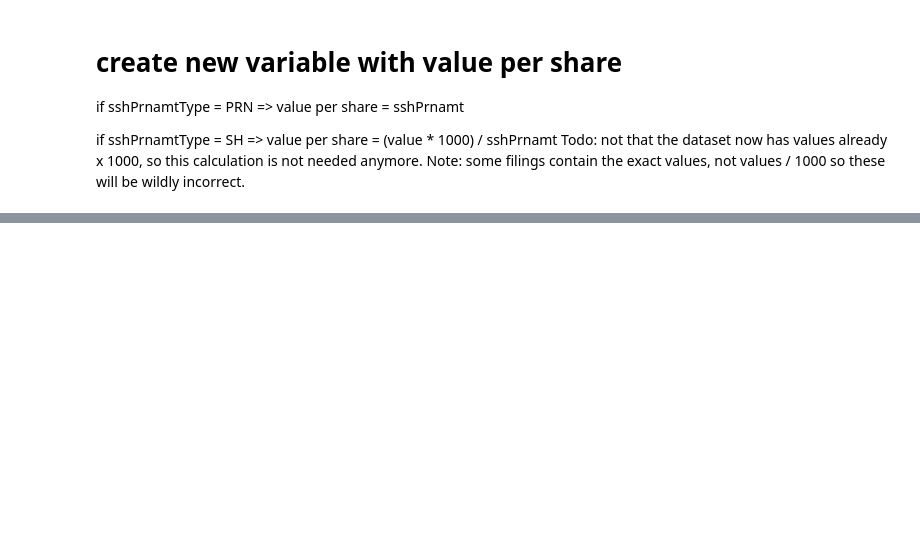
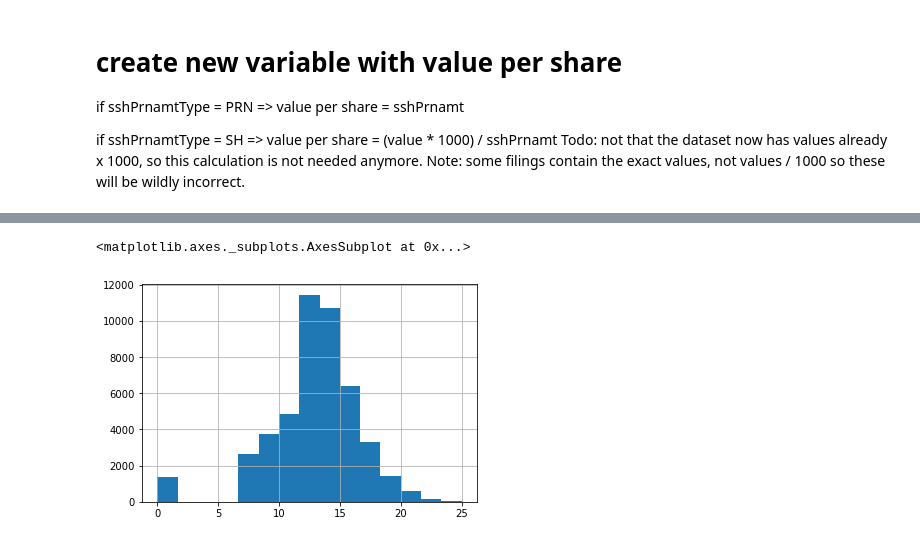
Before and after one commit to lgov/kul_mda_barbados, a Jupyter notebook: exploratory/exploratory_data_analysis.ipynb, the cells around one changed output, grey strips where cells are left out. Drawn from its saved outputs; the diff is of its cells as text; code cells hidden in the pictures; blank space fills up the shorter version.

```diff
--- a/exploratory/exploratory_data_analysis.ipynb
+++ b/exploratory/exploratory_data_analysis.ipynb
@@ -64,0 +246,6 @@ df.describe()
+# %%
+df['value'] = df['value'].apply(lambda x: np.log(x) if x != 0 else 0)
+df['value'].hist(bins=15)
+# %% [output]
+<matplotlib.axes._subplots.AxesSubplot at 0x...>
+[figure, added]
```
Also changed, not shown: parts of 23 cells of this notebook.
